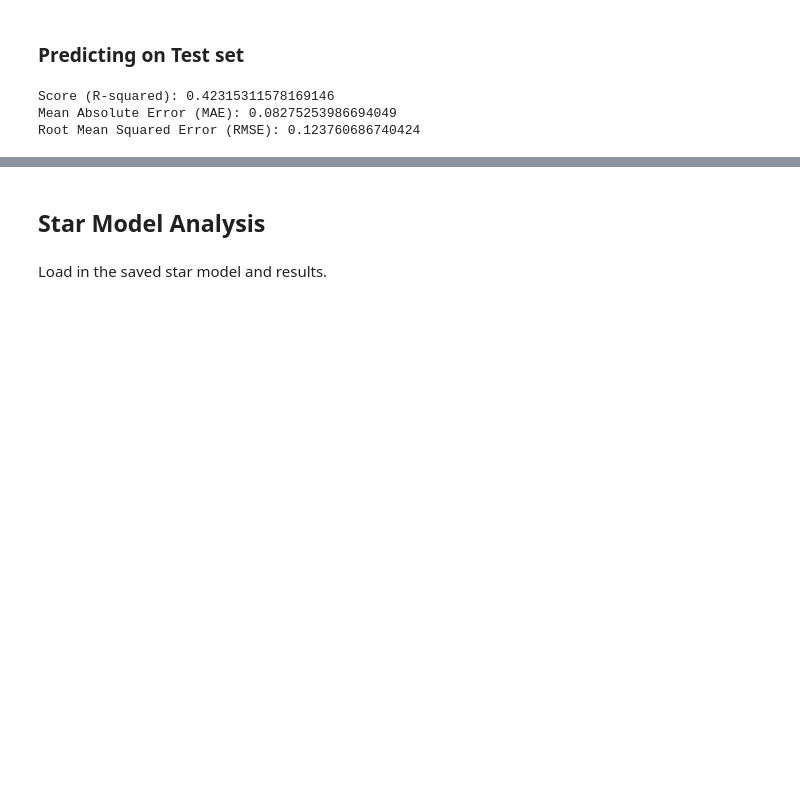
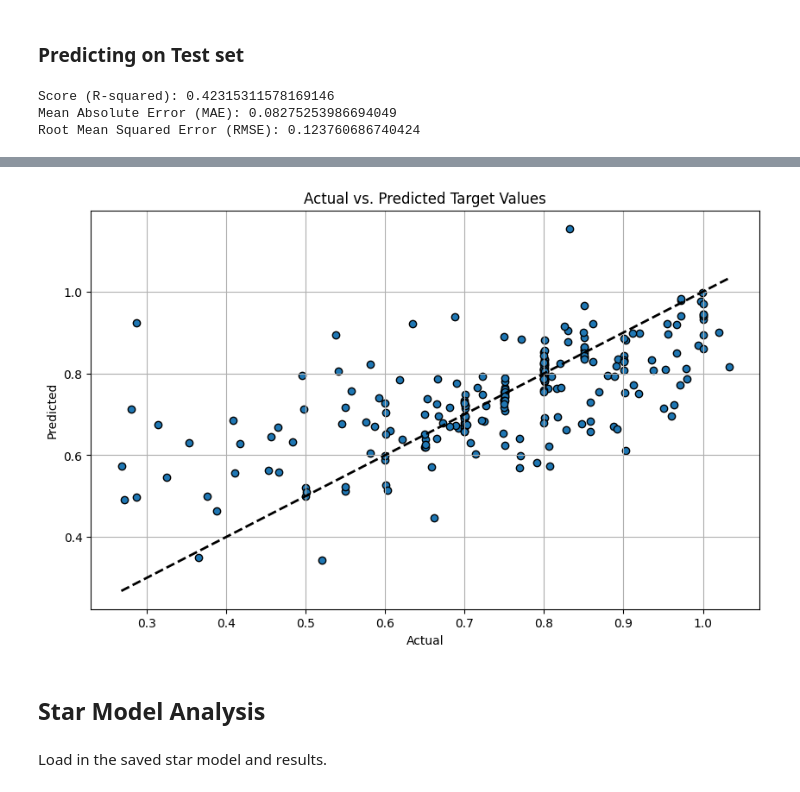
Before and after one commit to TNicko/DataMiningML, a Jupyter notebook: task3_2.ipynb, the cells around one changed output, grey strips where cells are left out. Cells and saved outputs as stored; diff of their text form; code cells hidden in the pictures; blank space fills up the shorter version.

Commit message:
scatter plot added

```diff
--- a/task3_2.ipynb
+++ b/task3_2.ipynb
@@ -149,3 +152,7 @@ Root Mean Squared Error (RMSE): 0.123760686740424
+# %%
+plot_predicted_vs_actual(y_gwp_test, y_gwp_pred)
+# %% [output]
+[figure, added]
 # %% [markdown]
 ## Star Model Analysis
 # %% [markdown]
```
Also changed, not shown: parts of 1 cell of this notebook, 2 other files.
